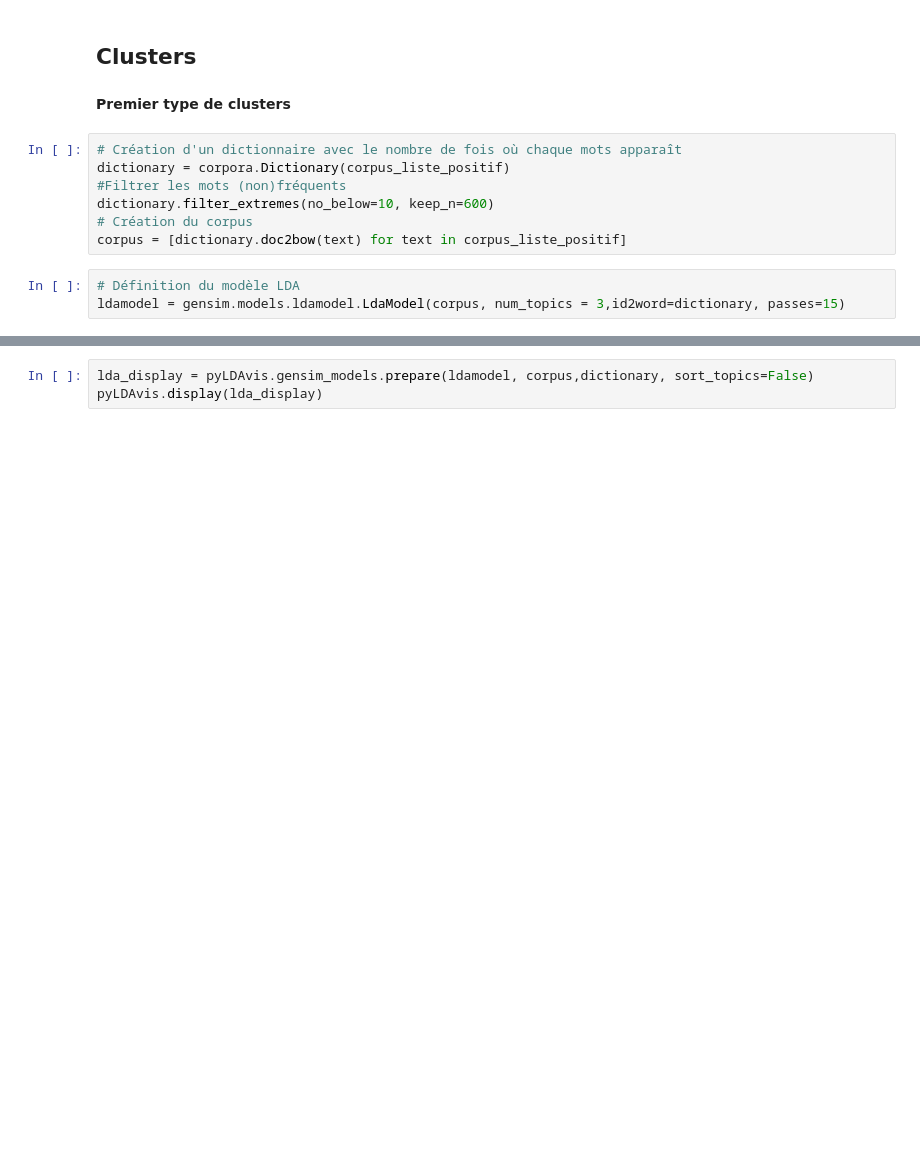
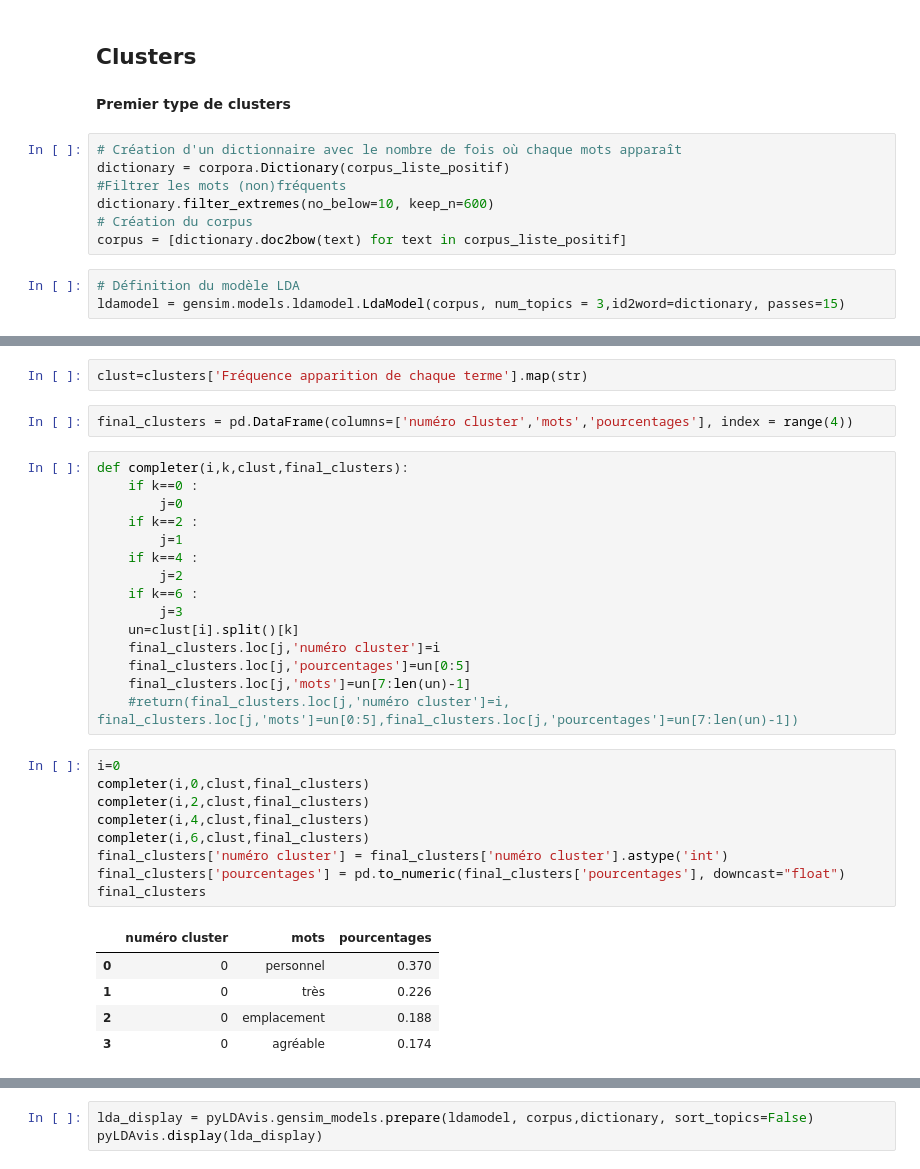
Before and after one commit to paulineattal/M2SISE_DisneyTextMining, a Jupyter notebook: analysis/text_mining_newport.ipynb, the cells around one changed output, grey strips where cells are left out. Drawn from its saved outputs; the diff is of its cells as text; blank space fills up the shorter version.

```diff
--- a/analysis/text_mining_newport.ipynb
+++ b/analysis/text_mining_newport.ipynb
@@ -367,0 +352,34 @@ for topic in topics:
+# %%
+clust=clusters['Fréquence apparition de chaque terme'].map(str)
+# %%
+final_clusters = pd.DataFrame(columns=['numéro cluster','mots','pourcentages'], index = range(4))
+# %%
+def completer(i,k,clust,final_clusters):
+    if k==0 :
+        j=0
+    if k==2 :
+        j=1
+    if k==4 :
+        j=2
+    if k==6 :
+        j=3
+    un=clust[i].split()[k]
+    final_clusters.loc[j,'numéro cluster']=i
+    final_clusters.loc[j,'pourcentages']=un[0:5]
+    final_clusters.loc[j,'mots']=un[7:len(un)-1]
+    #return(final_clusters.loc[j,'numéro cluster']=i, final_clusters.loc[j,'mots']=un[0:5],final_clusters.loc[j,'pourcentages']=un[7:len(un)-1])
+# %%
+i=0
+completer(i,0,clust,final_clusters)
+completer(i,2,clust,final_clusters)
+completer(i,4,clust,final_clusters)
+completer(i,6,clust,final_clusters)
+final_clusters['numéro cluster'] = final_clusters['numéro cluster'].astype('int')
+final_clusters['pourcentages'] = pd.to_numeric(final_clusters['pourcentages'], downcast="float")
+final_clusters
+# %% [output]
+|  | numéro cluster | mots | pourcentages |
+| 0 | 0 | personnel | 0.370 |
+| 1 | 0 | très | 0.226 |
+| 2 | 0 | emplacement | 0.188 |
+| 3 | 0 | agréable | 0.174 |
```
Also changed, not shown: parts of 22 cells of this notebook.
